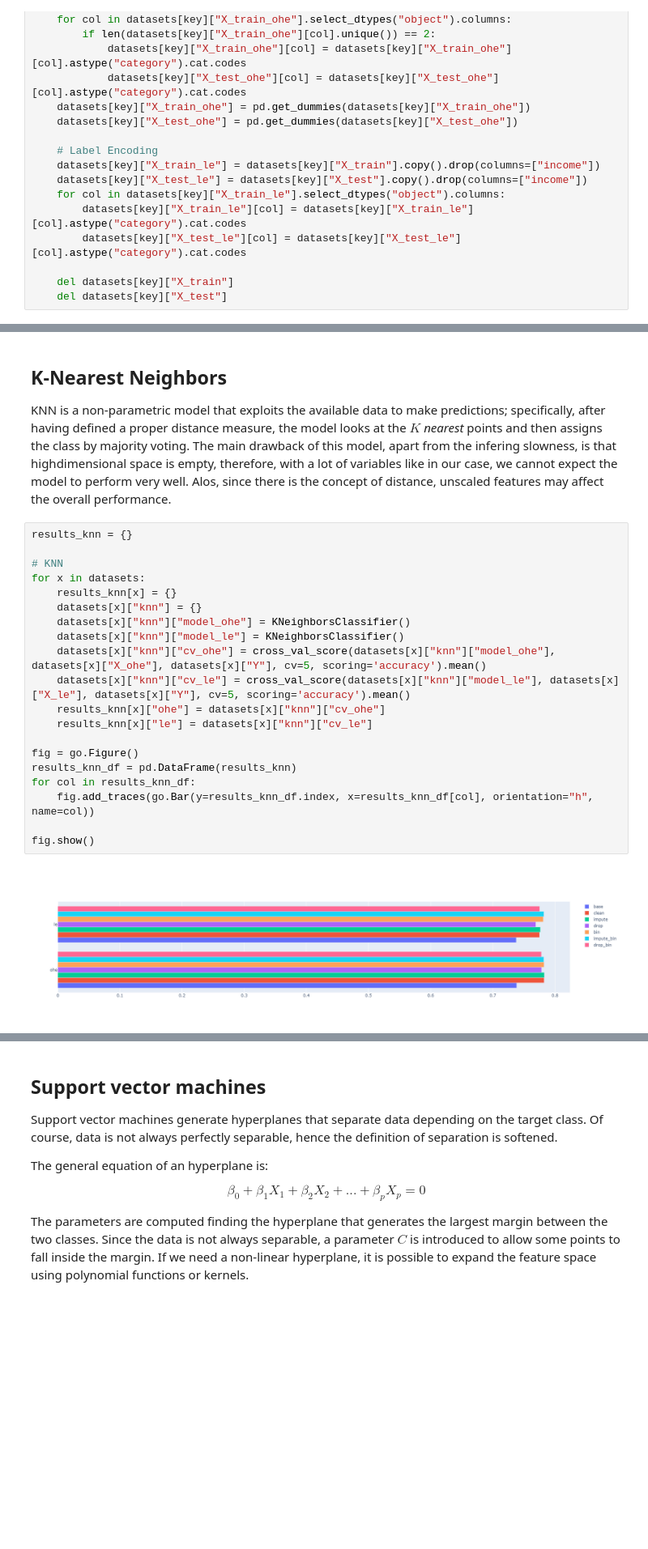
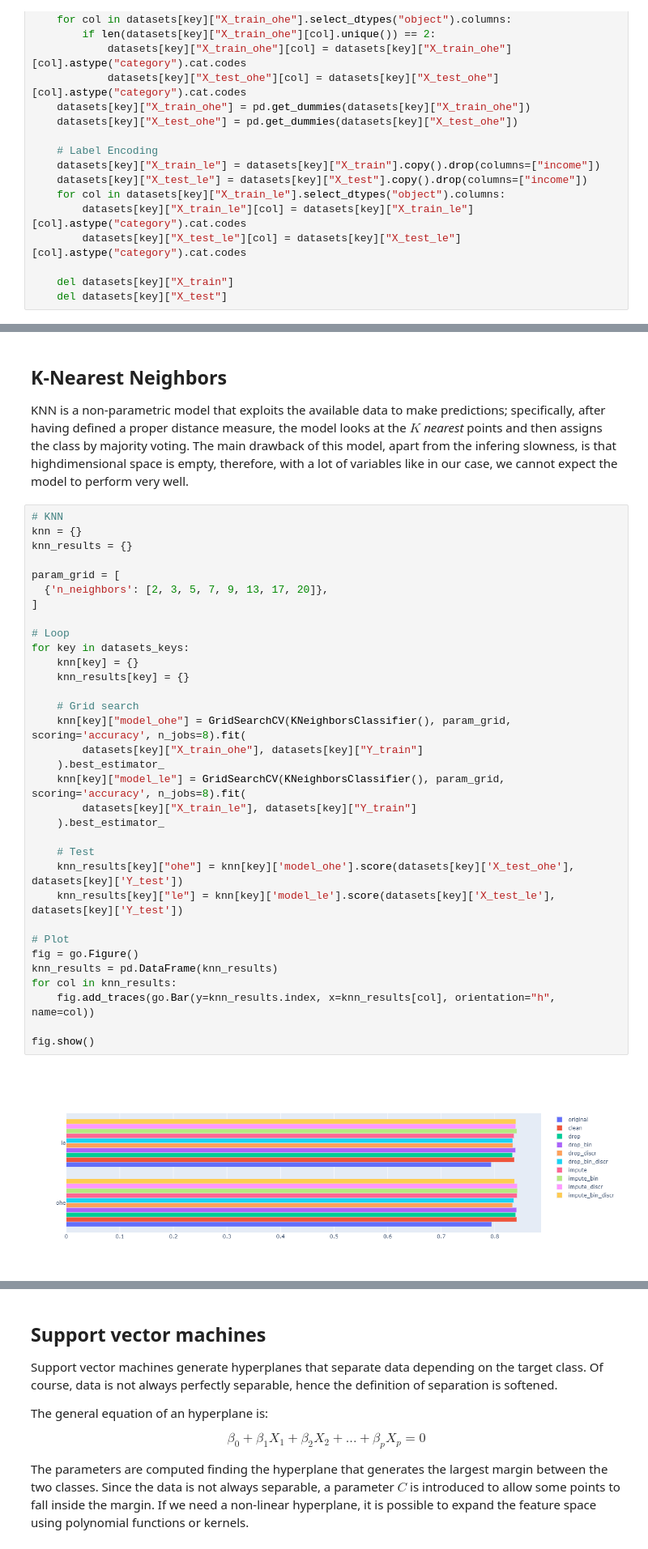
Before and after one commit to AndreaCossio/datasets-analysis, a Jupyter notebook: Census/Data_Classification.ipynb, the cells around one changed output, grey strips where cells are left out. Shown at 81% size. Cells and saved outputs as stored; diff of their text form; blank space fills up the shorter version.

```diff
--- a/Census/Data_Classification.ipynb
+++ b/Census/Data_Classification.ipynb
@@ -142,29 +179,42 @@ fig.show()
 # %% [markdown]
 ## K-Nearest Neighbors
 
-KNN is a non-parametric model that exploits the available data to make predictions; specifically, after having defined a proper distance measure, the model looks at the $K$ *nearest* points and then assigns the class by majority voting. The main drawback of this model, apart from the infering slowness, is that highdimensional space is empty, therefore, with a lot of variables like in our case, we cannot expect the model to perform very well. Alos, since there is the concept of distance, unscaled features may affect the overall performance.
+KNN is a non-parametric model that exploits the available data to make predictions; specifically, after having defined a proper distance measure, the model looks at the $K$ *nearest* points and then assigns the class by majority voting. The main drawback of this model, apart from the infering slowness, is that highdimensional space is empty, therefore, with a lot of variables like in our case, we cannot expect the model to perform very well.
-# %%
-results_knn = {}
-
-# KNN
-for x in datasets:
-    results_knn[x] = {}
-    datasets[x]["knn"] = {}
-    datasets[x]["knn"]["model_ohe"] = KNeighborsClassifier()
-    datasets[x]["knn"]["model_le"] = KNeighborsClassifier()
-    datasets[x]["knn"]["cv_ohe"] = cross_val_score(datasets[x]["knn"]["model_ohe"], datasets[x]["X_ohe"], datasets[x]["Y"], cv=5, scoring='accuracy').mean()
-    datasets[x]["knn"]["cv_le"] = cross_val_score(datasets[x]["knn"]["model_le"], datasets[x]["X_le"], datasets[x]["Y"], cv=5, scoring='accuracy').mean()
-    results_knn[x]["ohe"] = datasets[x]["knn"]["cv_ohe"]
-    results_knn[x]["le"] = datasets[x]["knn"]["cv_le"]
-
-fig = go.Figure()
-results_knn_df = pd.DataFrame(results_knn)
-for col in results_knn_df:
-    fig.add_traces(go.Bar(y=results_knn_df.index, x=results_knn_df[col], orientation="h", name=col))
-
-fig.show()
-# %% [output]
-[figure, removed]
+# %%
+# KNN
+knn = {}
+knn_results = {}
+
+param_grid = [
+  {'n_neighbors': [2, 3, 5, 7, 9, 13, 17, 20]},
+]
+
+# Loop
+for key in datasets_keys:
+    knn[key] = {}
+    knn_results[key] = {}
+
+    # Grid search
+    knn[key]["model_ohe"] = GridSearchCV(KNeighborsClassifier(), param_grid, scoring='accuracy', n_jobs=8).fit(
+        datasets[key]["X_train_ohe"], datasets[key]["Y_train"]
+    ).best_estimator_
+    knn[key]["model_le"] = GridSearchCV(KNeighborsClassifier(), param_grid, scoring='accuracy', n_jobs=8).fit(
+        datasets[key]["X_train_le"], datasets[key]["Y_train"]
+    ).best_estimator_
+
+    # Test
+    knn_results[key]["ohe"] = knn[key]['model_ohe'].score(datasets[key]['X_test_ohe'], datasets[key]['Y_test'])
+    knn_results[key]["le"] = knn[key]['model_le'].score(datasets[key]['X_test_le'], datasets[key]['Y_test'])
+
+# Plot
+fig = go.Figure()
+knn_results = pd.DataFrame(knn_results)
+for col in knn_results:
+    fig.add_traces(go.Bar(y=knn_results.index, x=knn_results[col], orientation="h", name=col))
+
+fig.show()
+# %% [output]
+[figure, added]
 # %% [markdown]
 ## Decision trees
 
```
Also changed, not shown: parts of 15 cells of this notebook.
